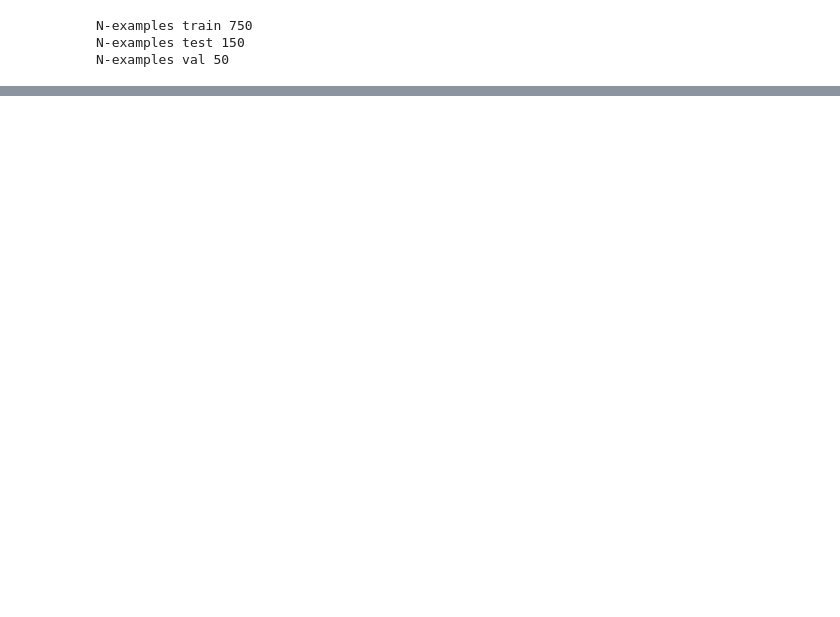
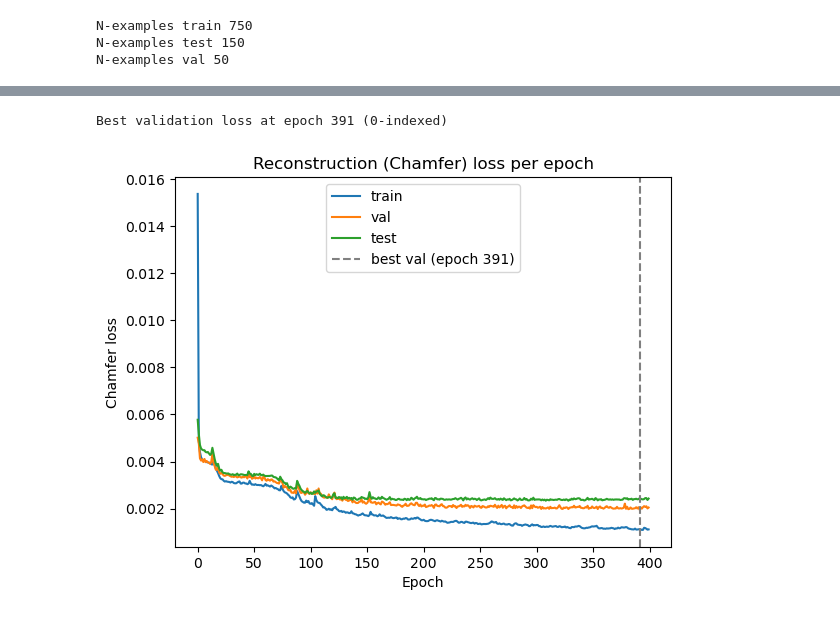
Before and after one commit to Sondringsen/cs233-hw, a Jupyter notebook: hmwk04_code_data/cs233_gtda_hw4/notebooks/main.ipynb, the cells around one changed output, grey strips where cells are left out. Saved outputs shown, nothing was run; the diff lists cells and outputs as text; code cells hidden in the pictures; blank space fills up the shorter version.

```diff
--- a/hmwk04_code_data/cs233_gtda_hw4/notebooks/main.ipynb
+++ b/hmwk04_code_data/cs233_gtda_hw4/notebooks/main.ipynb
@@ -171,3 +183,29 @@ The best val loss occurred at epoch 399 (0-indexed)
+# %%
+# Problem d) reconstruction (Chamfer) loss for the train/val/test splits together
+best_epoch_loss = np.argmin(val_losses)
+print(f'Best validation loss at epoch {best_epoch_loss} (0-indexed)')
+
+# For the vanilla AE the combined loss IS the Chamfer (reconstruction) loss.
+# For the part-aware AE, compare the chamfer-only component across splits.
+if part_aware_model:
+    tr, va, te = train_chamfer_loss, val_chamfer_loss, test_chamfer_loss
+else:
+    tr, va, te = train_losses, val_losses, test_losses
+
+plt.plot(np.arange(len(tr)), tr, label='train')
+plt.plot(np.arange(len(va)), va, label='val')
+plt.plot(np.arange(len(te)), te, label='test')
+plt.axvline(best_epoch_loss, color='gray', linestyle='--',
+            label=f'best val (epoch {best_epoch_loss})')
+plt.title('Reconstruction (Chamfer) loss per epoch')
+plt.xlabel('Epoch')
+plt.ylabel('Chamfer loss')
+plt.legend()
+plt.savefig(f'../data/out/{model_tag}/recon_loss_all_splits.png')
+plt.show()
+# %% [output]
+Best validation loss at epoch 391 (0-indexed)
+[figure, added]
 # %%
 # Plot the two loss components separately (part-aware model only)
 if part_aware_model:
```
Also changed, not shown: parts of 9 cells of this notebook, 33 other files.
